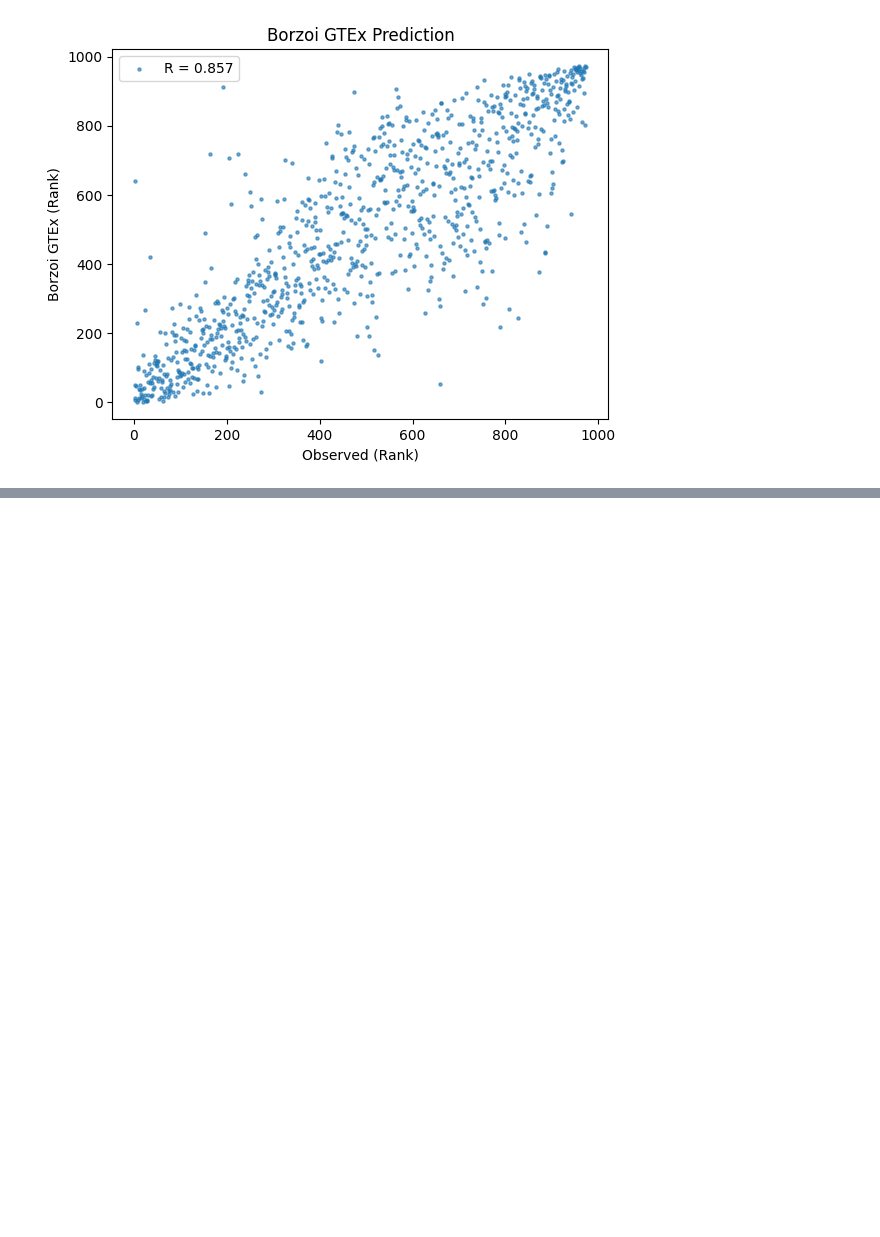
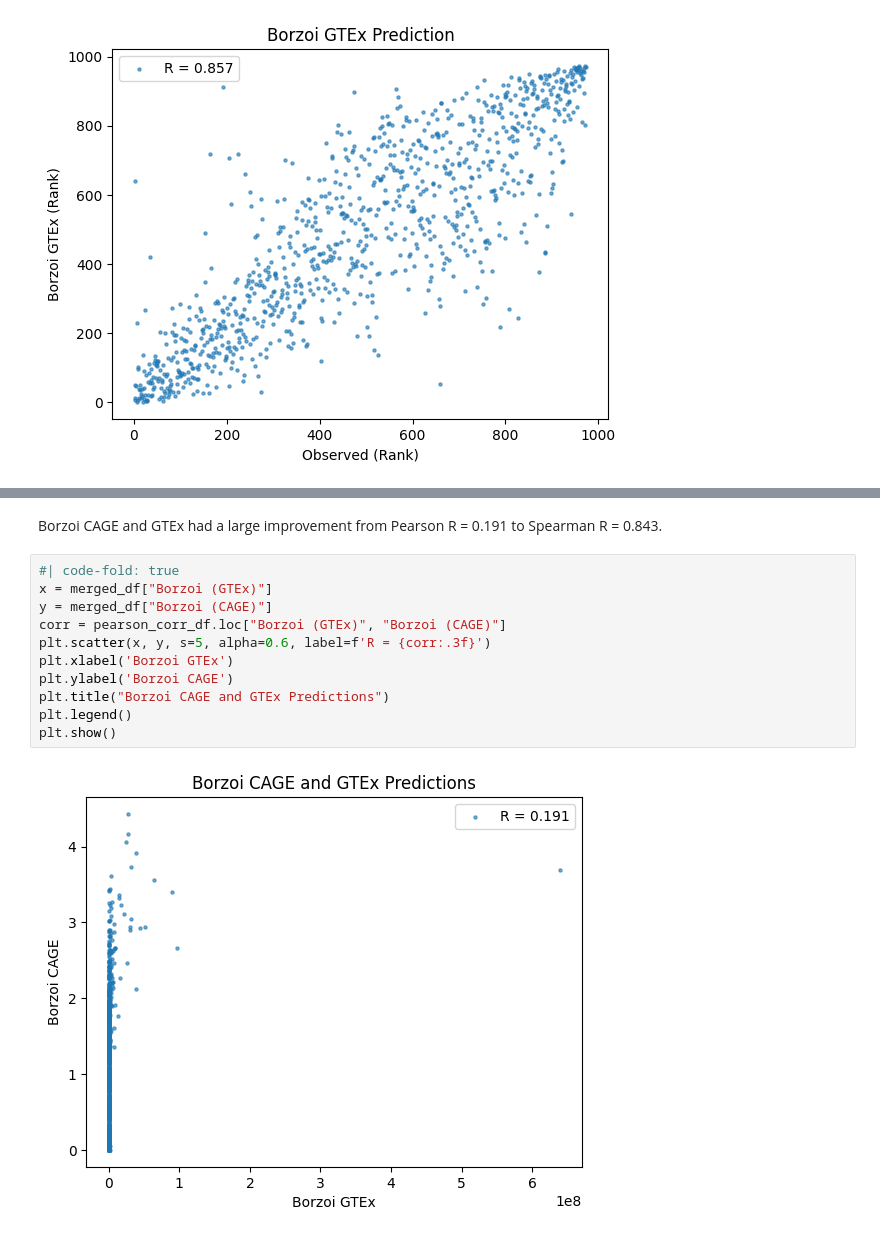
Before and after one commit to hakyimlab/sabrina-deep-learning-in-genomics, a Jupyter notebook: posts/2023-09-25-borzoi-CAGE-test/index.ipynb, the cells around one changed output, grey strips where cells are left out. Drawn from its saved outputs; the diff is of its cells as text; blank space fills up the shorter version.

```diff
--- a/posts/2023-09-25-borzoi-CAGE-test/index.ipynb
+++ b/posts/2023-09-25-borzoi-CAGE-test/index.ipynb
@@ -146,0 +166,15 @@ plt.show()
+# %% [markdown]
+Borzoi CAGE and GTEx had a large improvement from Pearson R = 0.191 to Spearman R = 0.843.
+# %%
+#| code-fold: true
+x = merged_df["Borzoi (GTEx)"]
+y = merged_df["Borzoi (CAGE)"]
+corr = pearson_corr_df.loc["Borzoi (GTEx)", "Borzoi (CAGE)"]
+plt.scatter(x, y, s=5, alpha=0.6, label=f'R = {corr:.3f}')
+plt.xlabel('Borzoi GTEx')
+plt.ylabel('Borzoi CAGE')
+plt.title("Borzoi CAGE and GTEx Predictions")
+plt.legend()
+plt.show()
+# %% [output]
+[figure, added]
```
Also changed, not shown: parts of 5 cells of this notebook.
